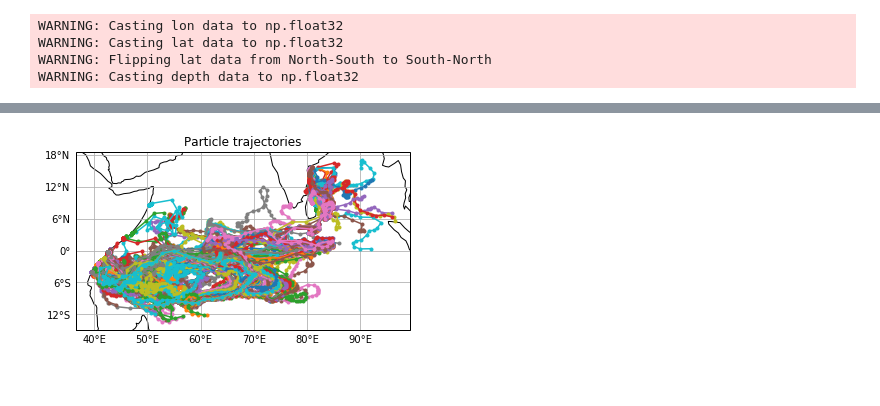
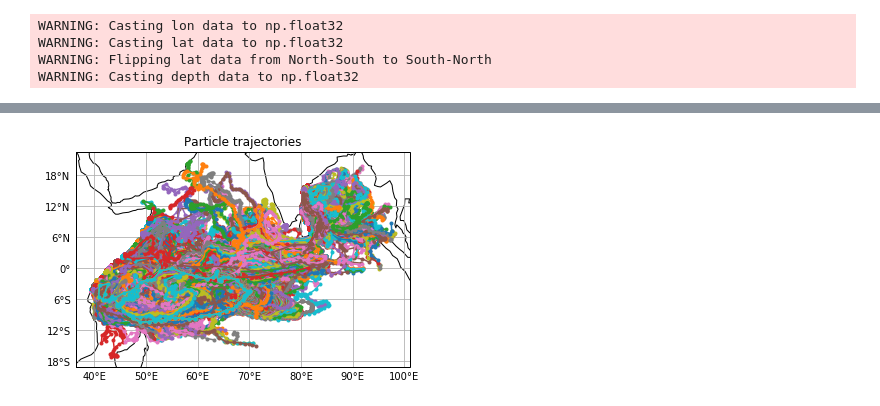
Before and after one commit to gmacgilchrist/parcels, a Jupyter notebook: parcels_seychelles/parcels_seychelles_run.ipynb, the cells around one changed output, grey strips where cells are left out. Drawn from its saved outputs; the diff is of its cells as text; code cells hidden in the pictures; blank space fills up the shorter version.

```diff
--- a/parcels_seychelles/parcels_seychelles_run.ipynb
+++ b/parcels_seychelles/parcels_seychelles_run.ipynb
@@ -47,4 +50,4 @@ pset.show(domain=[18, -30, 130, 30],
 # %%
-ax=plotTrajectoriesFile('seychelles_1000p.nc');
+ax=plotTrajectoriesFile('aldabra.nc');
 # %% [output]
-[figure, old version]
+[figure, new version]
```
Also changed, not shown: parts of 4 cells of this notebook, 1 other file.
